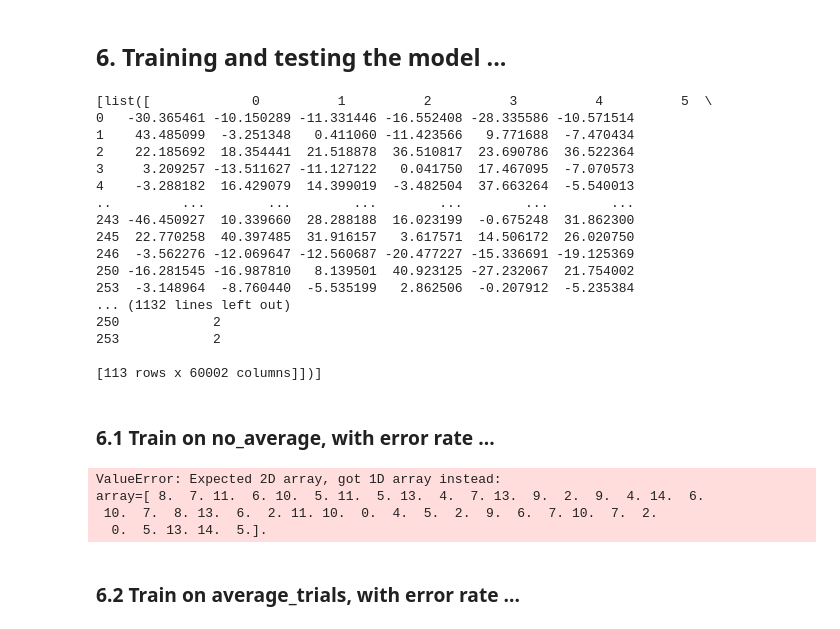
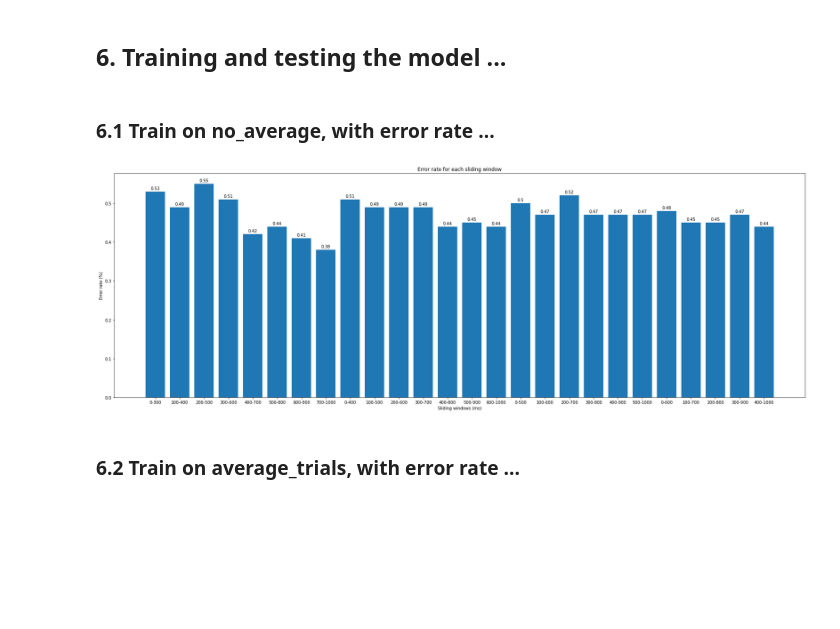
Before and after one commit to simpleParadox/jwlab_eeg, a Jupyter notebook: classification/notebooks/ml_svms_average_and_subset.ipynb, the cells around one changed output. Saved outputs shown, nothing was run; the diff lists cells and outputs as text; code cells hidden in the pictures; blank space fills up the shorter version.

Commit message:
plot - word and sliding window, fixed prep_ml bugs

```diff
--- a/classification/notebooks/ml_svms_average_and_subset.ipynb
+++ b/classification/notebooks/ml_svms_average_and_subset.ipynb
@@ -148,38 +167,19 @@ NameError: name 'X_train_tp' is not defined
 model = LinearSVC(C=1e-9, max_iter=1000)
 # %% [markdown]
 ## 6. Training and testing the model ...
-# %%
-print(y_test_n)
-# %% [output]
-[list([             0          1          2          3          4          5  \
-0   -30.365461 -10.150289 -11.331446 -16.552408 -28.335586 -10.571514
-1    43.485099  -3.251348   0.411060 -11.423566   9.771688  -7.470434
-2    22.185692  18.354441  21.518878  36.510817  23.690786  36.522364
-3     3.209257 -13.511627 -11.127122   0.041750  17.467095  -7.070573
-4    -3.288182  16.429079  14.399019  -3.482504  37.663264  -5.540013
-..         ...        ...        ...        ...        ...        ...
-243 -46.450927  10.339660  28.288188  16.023199  -0.675248  31.862300
-245  22.770258  40.397485  31.916157   3.617571  14.506172  26.020750
-246  -3.562276 -12.069647 -12.560687 -20.477227 -15.336691 -19.125369
-250 -16.281545 -16.987810   8.139501  40.923125 -27.232067  21.754002
-253  -3.148964  -8.760440  -5.535199   2.862506  -0.207912  -5.235384
-... (1132 lines left out)
-250            2
-253            2
-
-[113 rows x 60002 columns]])]
 # %% [markdown]
 ### 6.1 Train on no_average, with error rate ...
 # %%
+prediction_error = [[0 for i in range(len(X_train_n[j]))] for j in range(len(X_train_n))]
+
 for i in range(len(X_train_n)):
     for j in range(len(X_train_n[i])):
         model.fit(X_train_n[i][j], y_train_n[i][j])
-        print(np.mean(model.predict(X_test_n[i][j]) != y_test_n[i][j]))
+        prediction_error[i][j] = np.mean(model.predict(X_test_n[i][j]) != y_test_n[i][j])
+
+plot_error_rate_window(prediction_error)
 # %% [output]
-ValueError: Expected 2D array, got 1D array instead:
-array=[ 8.  7. 11.  6. 10.  5. 11.  5. 13.  4.  7. 13.  9.  2.  9.  4. 14.  6.
- 10.  7.  8. 13.  6.  2. 11. 10.  0.  4.  5.  2.  9.  6.  7. 10.  7.  2.
-  0.  5. 13. 14.  5.].
+[figure, added]
 # %% [markdown]
 ### 6.2 Train on average_trials, with error rate ...
 # %%
```
Also changed, not shown: parts of 3 cells of this notebook, 3 other files.
